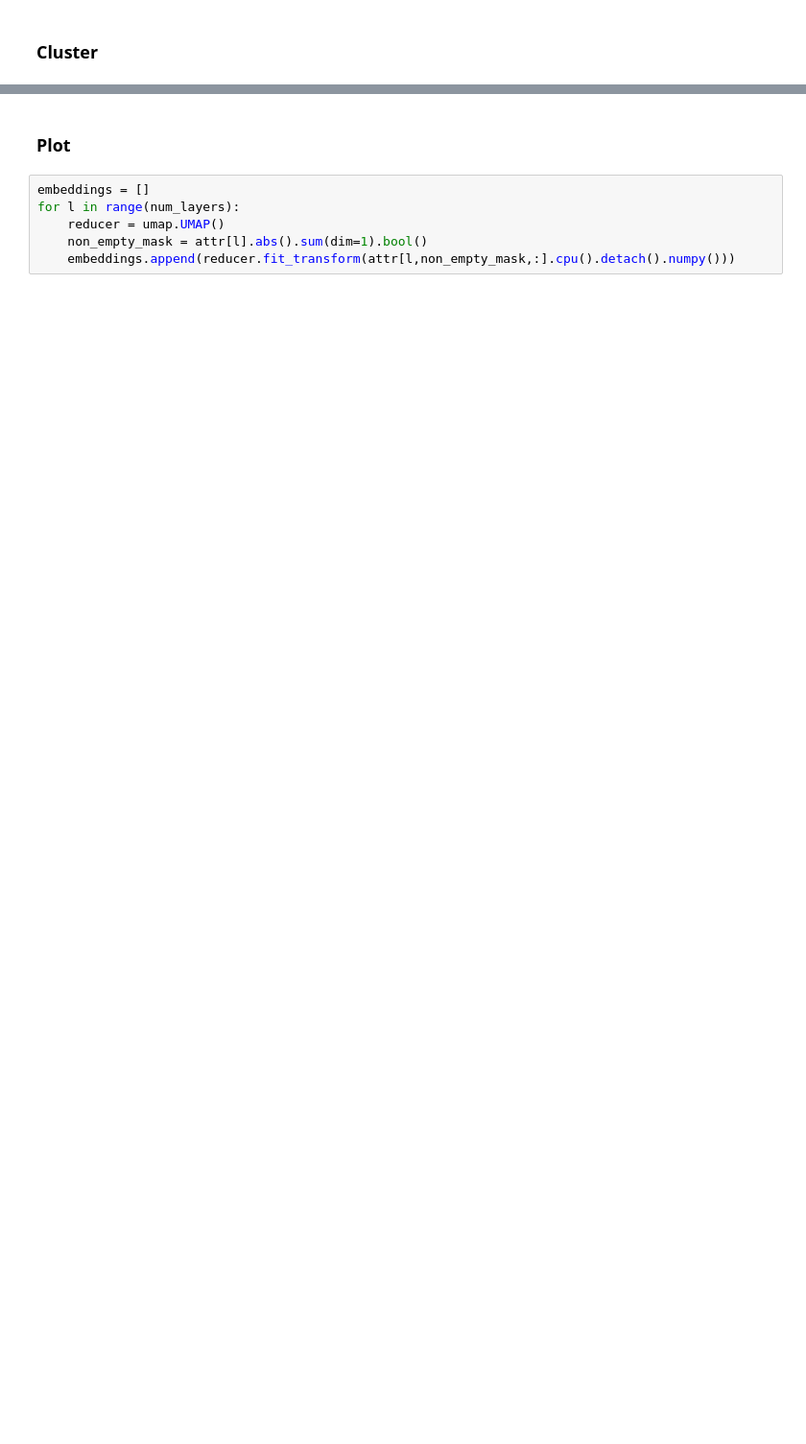
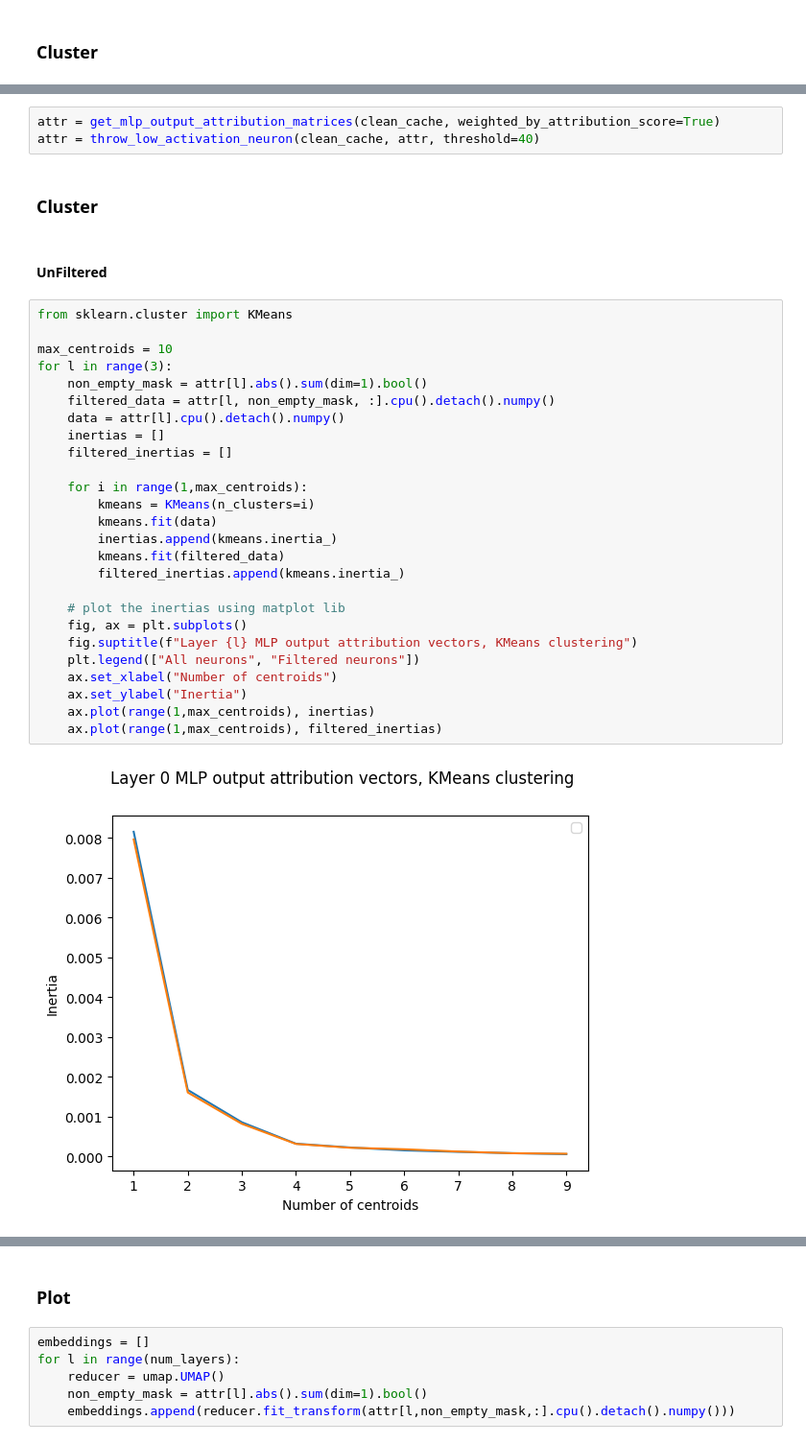
Before and after one commit to D4niel0s/NLP_project_circuits, a Jupyter notebook: Neurons_Cluster_Sum_Over_Pos.ipynb, the cells around one changed output, grey strips where cells are left out. Shown at 96% size. Cells and saved outputs as stored; diff of their text form; blank space fills up the shorter version.

```diff
--- a/Neurons_Cluster_Sum_Over_Pos.ipynb
+++ b/Neurons_Cluster_Sum_Over_Pos.ipynb
@@ -305,0 +367,35 @@ torch.Size([12, 3072, 768])
+# %%
+attr = get_mlp_output_attribution_matrices(clean_cache, weighted_by_attribution_score=True)
+attr = throw_low_activation_neuron(clean_cache, attr, threshold=40)
+# %% [markdown]
+### Cluster
+# %% [markdown]
+#### UnFiltered
+# %%
+from sklearn.cluster import KMeans
+
+max_centroids = 10
+for l in range(3):
+    non_empty_mask = attr[l].abs().sum(dim=1).bool()
+    filtered_data = attr[l, non_empty_mask, :].cpu().detach().numpy()
+    data = attr[l].cpu().detach().numpy()
+    inertias = []
+    filtered_inertias = []
+
+    for i in range(1,max_centroids):
+        kmeans = KMeans(n_clusters=i)
+        kmeans.fit(data)
+        inertias.append(kmeans.inertia_)
+        kmeans.fit(filtered_data)
+        filtered_inertias.append(kmeans.inertia_)
+
+    # plot the inertias using matplot lib
+    fig, ax = plt.subplots()
+    fig.suptitle(f"Layer {l} MLP output attribution vectors, KMeans clustering")
+    plt.legend(["All neurons", "Filtered neurons"])
+    ax.set_xlabel("Number of centroids")
+    ax.set_ylabel("Inertia")
+    ax.plot(range(1,max_centroids), inertias)
+    ax.plot(range(1,max_centroids), filtered_inertias)
+# %% [output]
+[figure, added]
```
Also changed, not shown: parts of 12 cells of this notebook.
